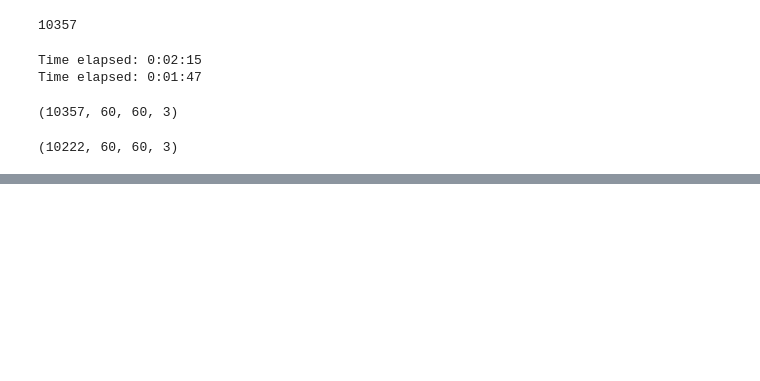
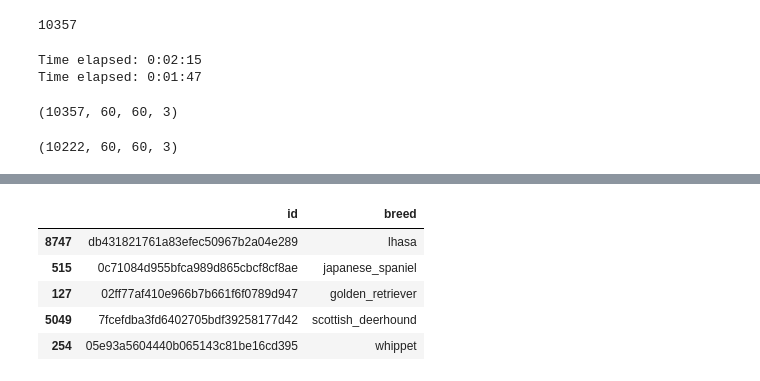
Before and after one commit to yeguacelestial/dog-breed-cnn, a Jupyter notebook: dog-breed-cnn.ipynb, the cells around one changed output, grey strips where cells are left out. Drawn from its saved outputs; the diff is of its cells as text; code cells hidden in the pictures; blank space fills up the shorter version.

Commit message:
Checked labels file and extracted a sample

```diff
--- a/dog-breed-cnn.ipynb
+++ b/dog-breed-cnn.ipynb
@@ -39,0 +46,11 @@ test.shape
+# %%
+"""CHECKING LABELS FILE"""
+labels_raw = pd.read_csv('Data/labels.csv', header=0, sep=',', quotechar='"')
+labels_raw.sample(5)
+# %% [output]
+|  | id | breed |
+| 8747 | db431821761a83efec50967b2a04e289 | lhasa |
+| 515 | 0c71084d955bfca989d865cbcf8cf8ae | japanese_spaniel |
+| 127 | 02ff77af410e966b7b661f6f0789d947 | golden_retriever |
+| 5049 | 7fcefdba3fd6402705bdf39258177d42 | scottish_deerhound |
+| 254 | 05e93a5604440b065143c81be16cd395 | whippet |
```
Also changed, not shown: parts of 1 cell of this notebook.
